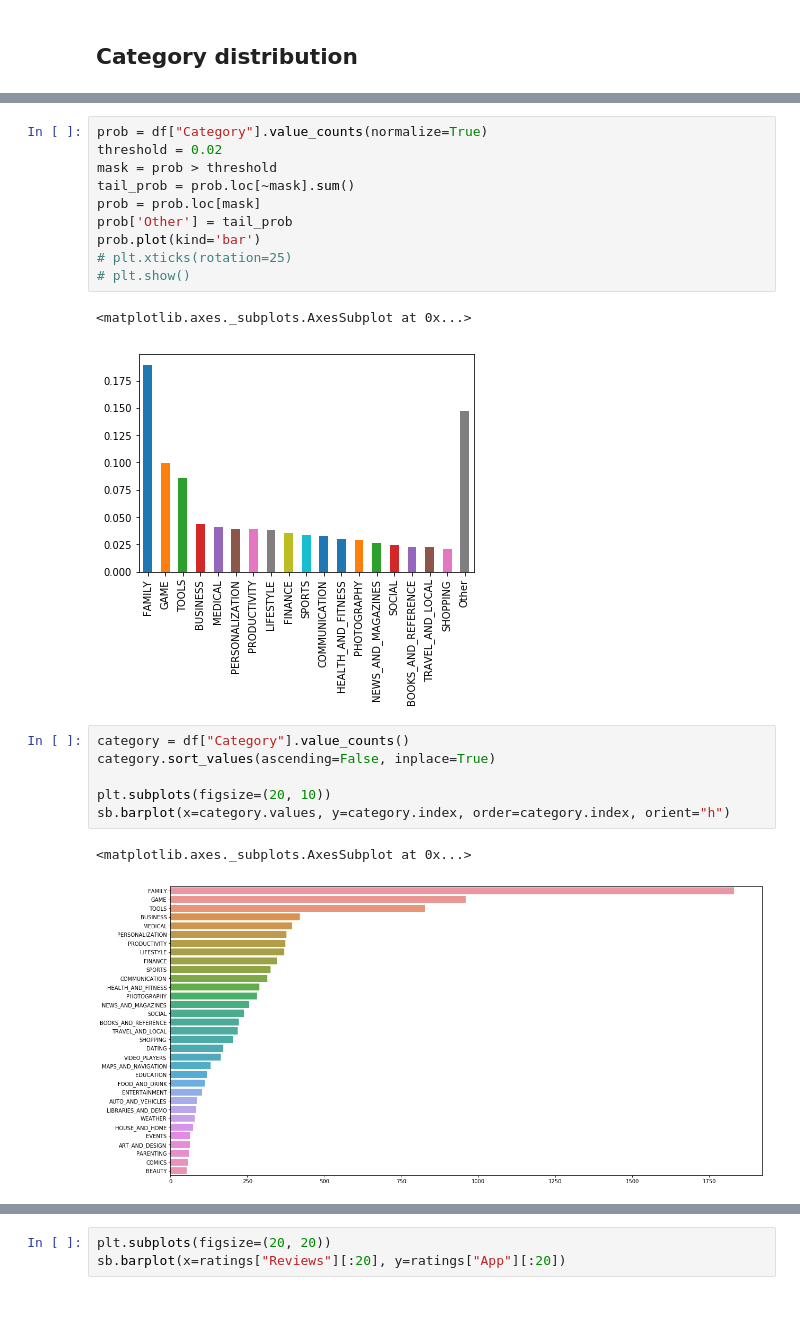
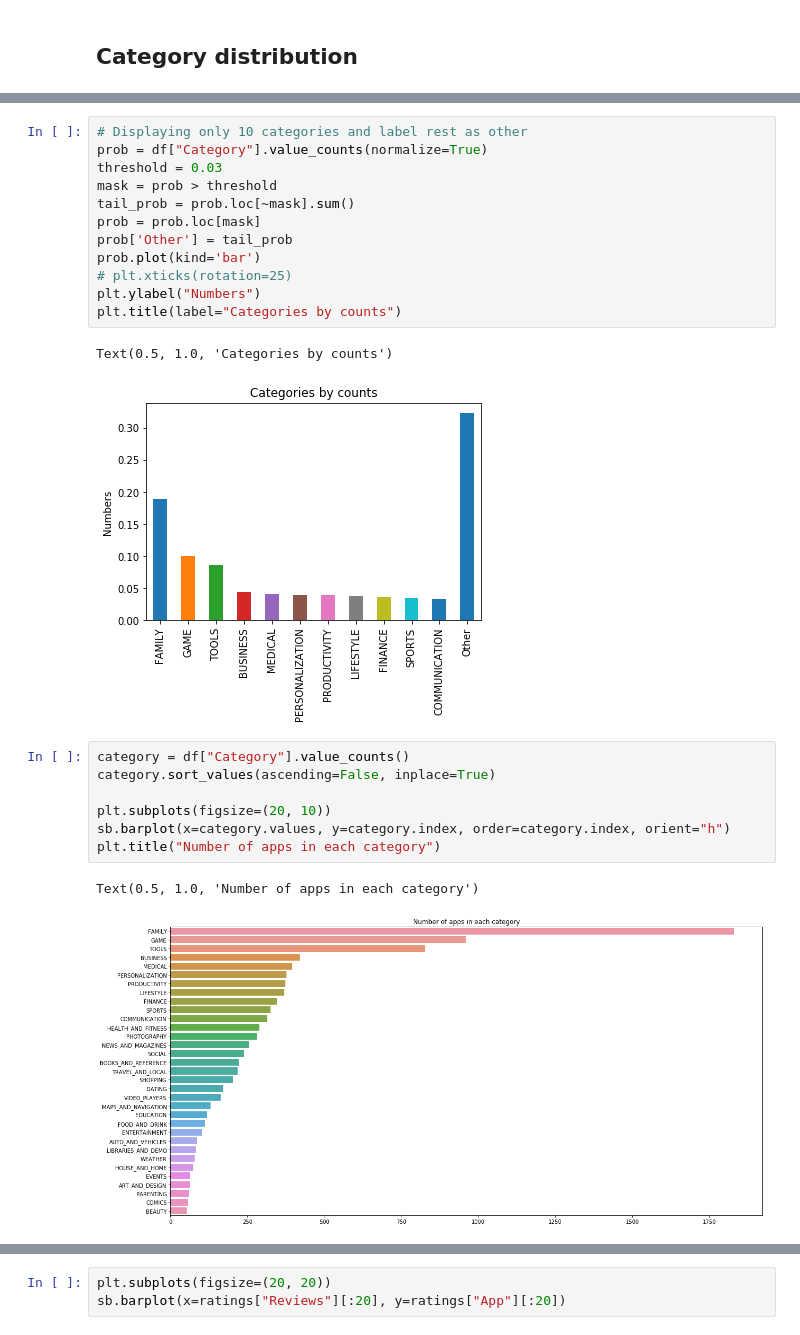
Before and after one commit to Sukhrobjon/DS-1.1, a Jupyter notebook: final_project/google_playstore_visiualization.ipynb, the cells around one changed output, grey strips where cells are left out. Saved outputs shown, nothing was run; the diff lists cells and outputs as text; blank space fills up the shorter version.

```diff
--- a/final_project/google_playstore_visiualization.ipynb
+++ b/final_project/google_playstore_visiualization.ipynb
@@ -367,22 +362,25 @@ df['Category'].value_counts(ascending=False).plot(kind='bar')
 # %%
+# Displaying only 10 categories and label rest as other
 prob = df["Category"].value_counts(normalize=True)
-threshold = 0.02
+threshold = 0.03
 mask = prob > threshold
 tail_prob = prob.loc[~mask].sum()
 prob = prob.loc[mask]
 prob['Other'] = tail_prob
 prob.plot(kind='bar')
 # plt.xticks(rotation=25)
-# plt.show()
+plt.ylabel("Numbers")
+plt.title(label="Categories by counts")
 # %% [output]
-<matplotlib.axes._subplots.AxesSubplot at 0x...>
+Text(0.5, 1.0, 'Categories by counts')
-[figure, old version]
+[figure, new version]
 # %%
 category = df["Category"].value_counts()
 category.sort_values(ascending=False, inplace=True)
 
 plt.subplots(figsize=(20, 10))
 sb.barplot(x=category.values, y=category.index, order=category.index, orient="h")
+plt.title("Number of apps in each category")
 # %% [output]
-<matplotlib.axes._subplots.AxesSubplot at 0x...>
+Text(0.5, 1.0, 'Number of apps in each category')
-[figure, old version]
+[figure, new version]
```
Also changed, not shown: parts of 17 cells of this notebook.
